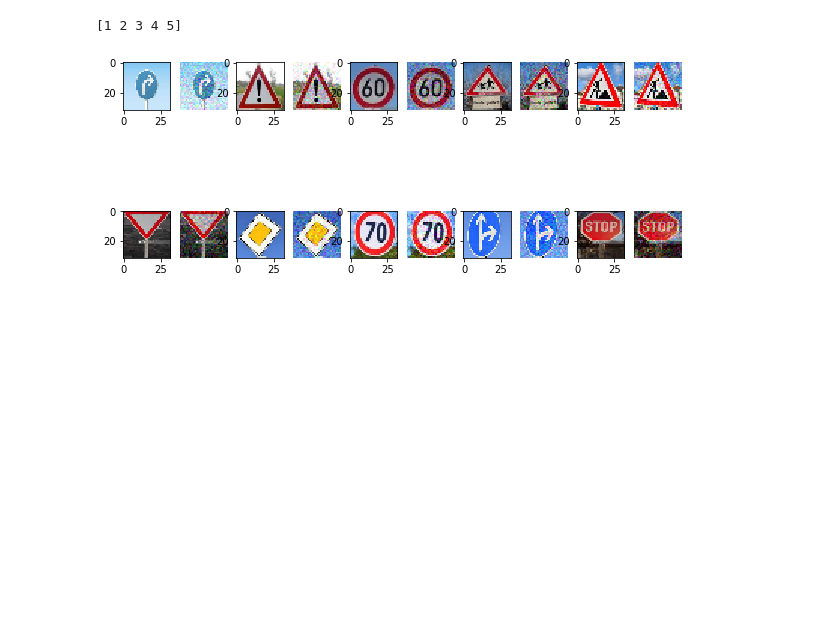
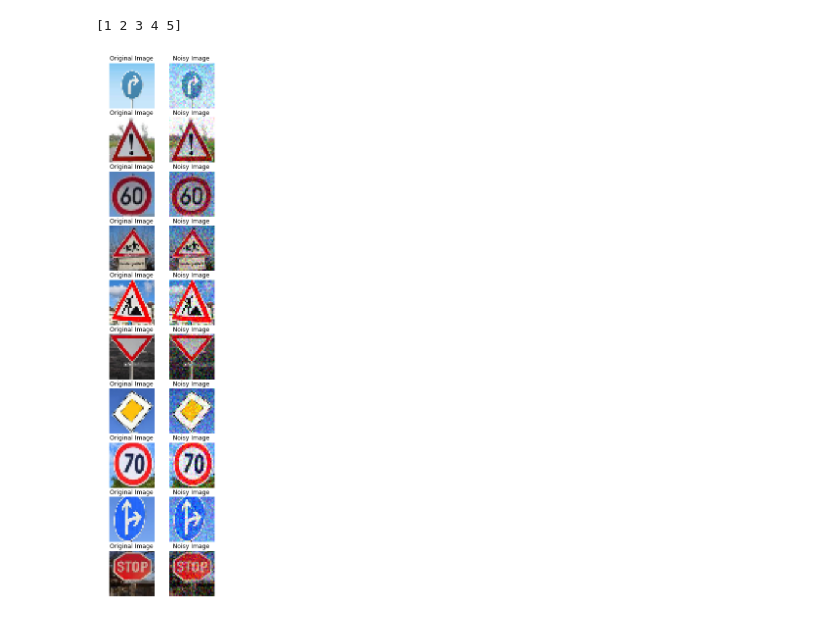
Before and after one commit to rnaidu02/CarND-Traffic-Sign-Classifier-Project, a Jupyter notebook: Image Augmentation using Keras.ipynb, the cells around one changed output. Drawn from its saved outputs; the diff is of its cells as text; code cells hidden in the pictures; blank space fills up the shorter version.

```diff
--- a/Image Augmentation using Keras.ipynb
+++ b/Image Augmentation using Keras.ipynb
@@ -136,34 +136,37 @@ def add_gauss_noise(image):
       print(row,col,ch)
       mean = 0
       var = 0.1
       sigma = var**0.5
       gauss = np.random.normal(mean,sigma,(row, col, ch))
       gauss = gauss.reshape(row, col, ch)
       noisy = image + gauss
       return noisy
 
 test_imgs = [img_path for img_path in glob.glob("./test_imgs/*")]
 test_img = np.uint8(np.zeros((10,32,32,3)))
 index = 0
 for imp in (test_imgs):
     img = cv2.imread(imp, cv2.IMREAD_COLOR)
     # resize the image to 30x30
     resized_image = cv2.resize(img, (32, 32))
     b,g,r = cv2.split(resized_image)
     img = cv2.merge([r,g,b])
     test_img[index] = img
     index += 1
 
-plt.figure(figsize=(10,5))
+plt.figure(figsize=(4,20))
 for i in range(0, 10):
     image = test_img[i]
-    plt.subplot(2, 10, 2*i+1)
+    plt.subplot(10, 2, 2*i+1)
     #print(image.shape)
     plt.imshow(image)
+    plt.title('Original Image')
+    plt.axis('off')
 
     noisy_image =  skimage.util.random_noise(image)
-    plt.subplot(2, 10, 2*i+2)
+    plt.subplot(10, 2, 2*i+2)
     plt.imshow(noisy_image)
+    plt.title('Noisy Image')
     plt.axis('off')
 # %% [output]
-[figure, old version]
+[figure, new version]
```
Also changed, not shown: parts of 9 cells of this notebook, 4 other files.
